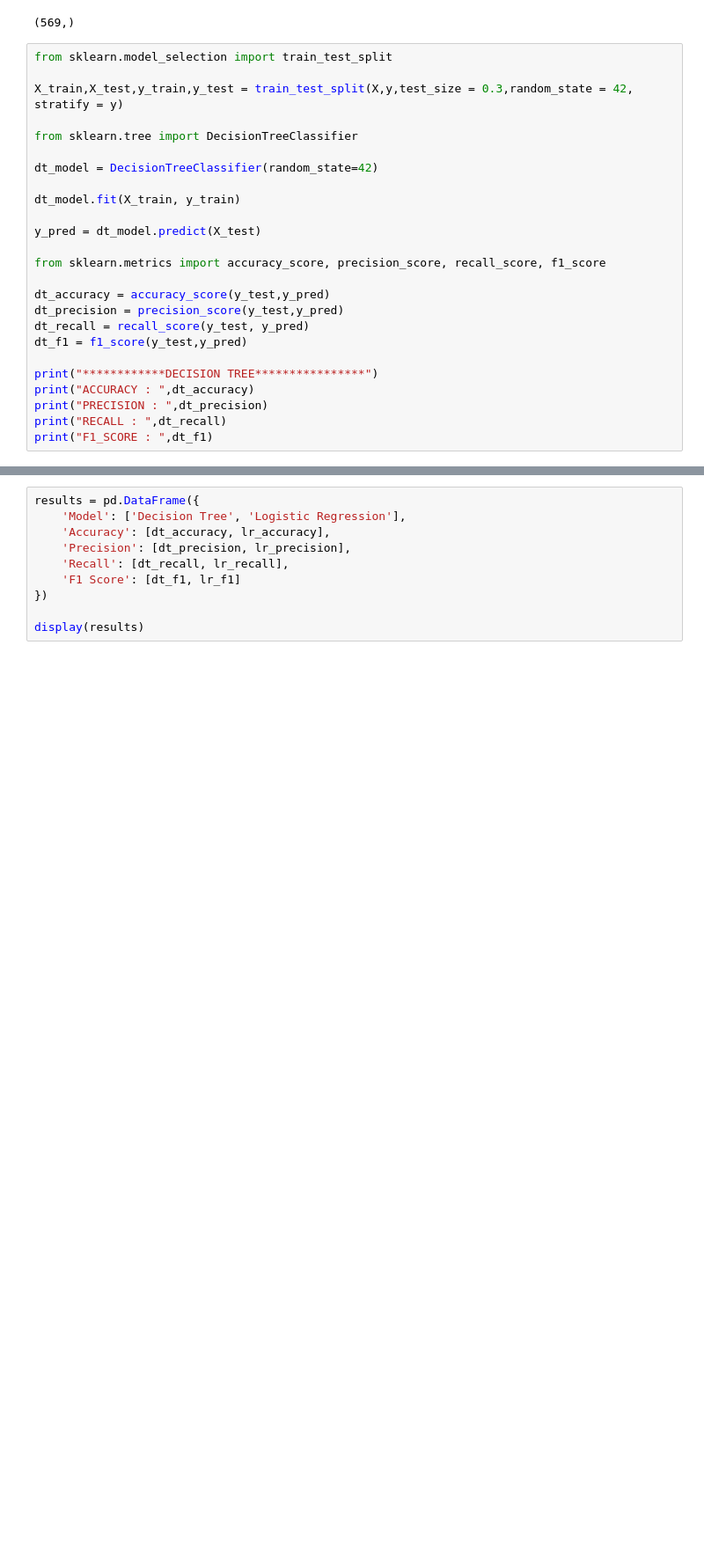
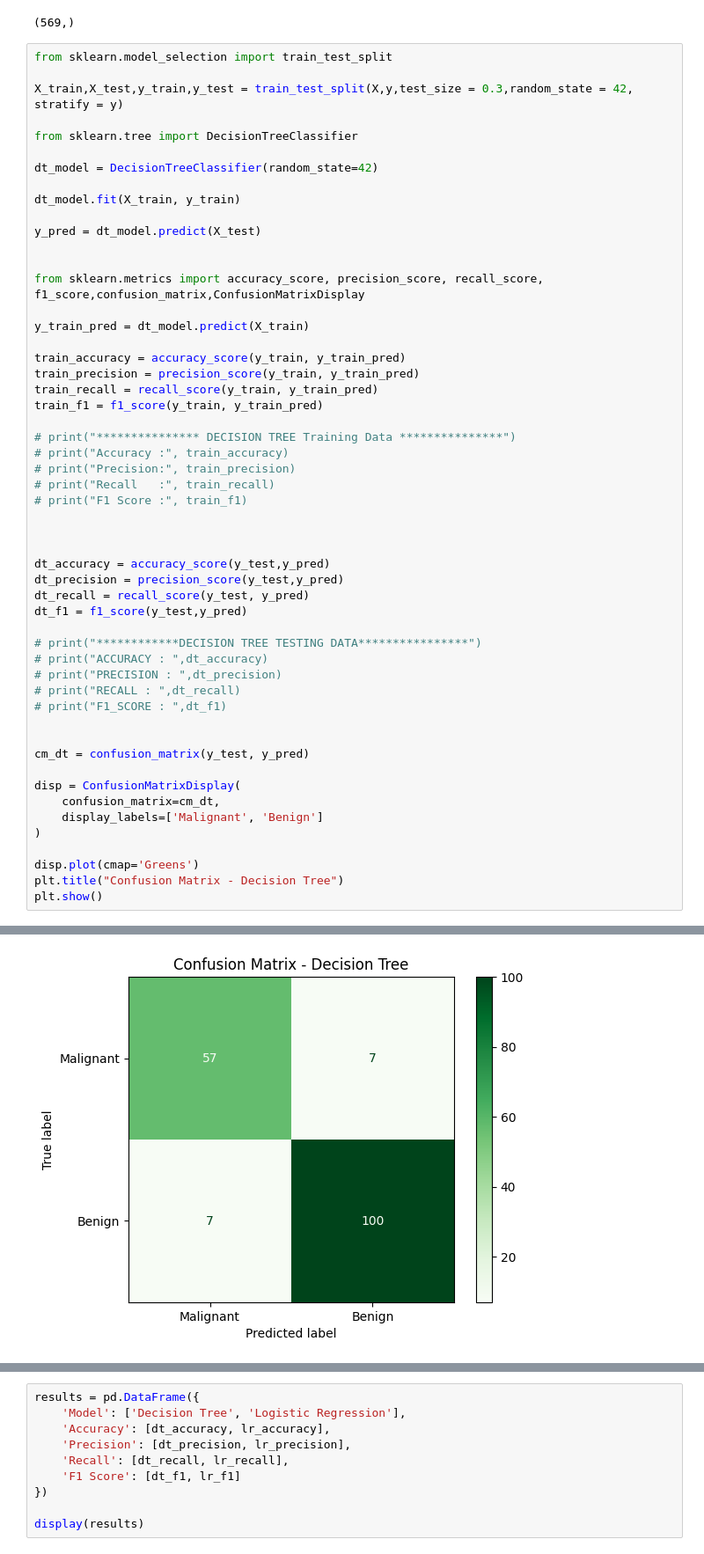
Before and after one commit to dhanusherramuri/AML_MSIS, a Jupyter notebook: AML_LAB_4_PROJECT(25-08-2026).ipynb, the cells around one changed output, grey strips where cells are left out. Shown at 88% size. Saved outputs shown, nothing was run; the diff lists cells and outputs as text; blank space fills up the shorter version.

Commit message:
Epochs have been changed and even the metrics for training data has been processed

```diff
--- a/AML_LAB_4_PROJECT(25-08-2026).ipynb
+++ b/AML_LAB_4_PROJECT(25-08-2026).ipynb
@@ -150,16 +150,44 @@ dt_model.fit(X_train, y_train)
 
 y_pred = dt_model.predict(X_test)
 
-from sklearn.metrics import accuracy_score, precision_score, recall_score, f1_score
+
+from sklearn.metrics import accuracy_score, precision_score, recall_score, f1_score,confusion_matrix,ConfusionMatrixDisplay
+
+y_train_pred = dt_model.predict(X_train)
+
+train_accuracy = accuracy_score(y_train, y_train_pred)
+train_precision = precision_score(y_train, y_train_pred)
+train_recall = recall_score(y_train, y_train_pred)
+train_f1 = f1_score(y_train, y_train_pred)
+
+# print("*************** DECISION TREE Training Data ***************")
+# print("Accuracy :", train_accuracy)
+# print("Precision:", train_precision)
+# print("Recall   :", train_recall)
+# print("F1 Score :", train_f1)
+
+
 
 dt_accuracy = accuracy_score(y_test,y_pred)
 dt_precision = precision_score(y_test,y_pred)
 dt_recall = recall_score(y_test, y_pred)
 dt_f1 = f1_score(y_test,y_pred)
 
-print("************DECISION TREE****************")
-print("ACCURACY : ",dt_accuracy)
-print("PRECISION : ",dt_precision)
-print("RECALL : ",dt_recall)
-print("F1_SCORE : ",dt_f1)
+# print("************DECISION TREE TESTING DATA****************")
+# print("ACCURACY : ",dt_accuracy)
+# print("PRECISION : ",dt_precision)
+# print("RECALL : ",dt_recall)
+# print("F1_SCORE : ",dt_f1)
+
+
+cm_dt = confusion_matrix(y_test, y_pred)
+
+disp = ConfusionMatrixDisplay(
+    confusion_matrix=cm_dt,
+    display_labels=['Malignant', 'Benign']
+)
+
+disp.plot(cmap='Greens')
+plt.title("Confusion Matrix - Decision Tree")
+plt.show()
 # %% [output]
@@ -171,3 +194,4 @@ F1_SCORE :  0.9345794392523364
+[figure, added]
 # %%
 #LOGISTIC REGRESSION#
 
```
Also changed, not shown: parts of 2 cells of this notebook.
